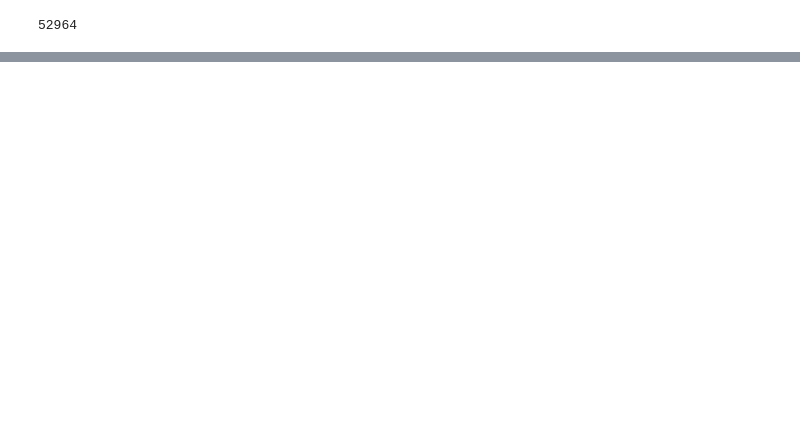
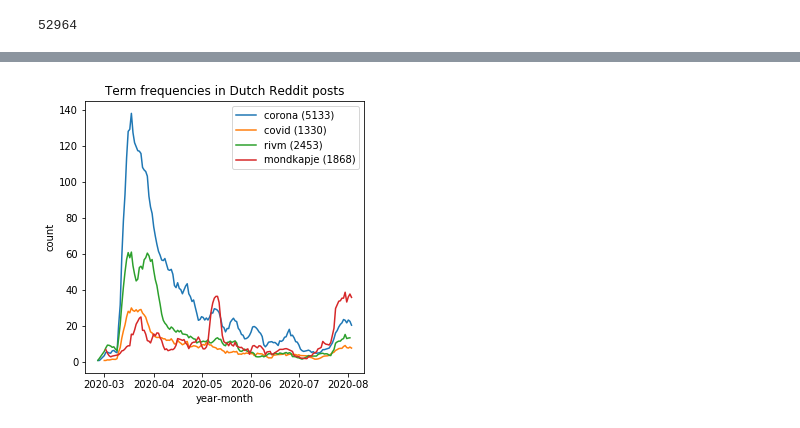
Before and after one commit to puregome/notebooks, a Jupyter notebook: reddit.ipynb, the cells around one changed output, grey strips where cells are left out. Drawn from its saved outputs; the diff is of its cells as text; code cells hidden in the pictures; blank space fills up the shorter version.

```diff
--- a/reddit.ipynb
+++ b/reddit.ipynb
@@ -19,5 +21,5 @@ register_matplotlib_converters()
 # %%
-DATADIRIN = "../data/reddit/comments/"
+DATADIRIN = "../data/reddit/downloads/"
 DATADIROUT = "../data/reddit/text/"
 DATEFORMATOUT = "%Y%m%d-%H"
 SUBREDDIT = "subreddit"
@@ -137,0 +166,42 @@ plt.show()
+# %%
+def movingAverage(numberList,size):
+    newList = []
+    for i in range(0,len(numberList)):
+        numberUsed = 1
+        newList.append(numberList[i])
+        for j in range(1,size):
+            if i-j >= 0:
+                newList[i] += numberList[i-j]
+                numberUsed += 1
+        newList[i] /= numberUsed
+    return(newList)
+# %%
+WEEKSIZE = 7
+
+queryCounts7 = {}
+for query in QUERIES:
+    try:
+        sortedKeys = list(sorted(queryCounts[query].keys()))
+        sortedValues = [queryCounts[query][d] for d in sortedKeys]
+        newSortedValues = movingAverage(sortedValues,WEEKSIZE)
+        queryCounts7[query] = {sortedKeys[i]:newSortedValues[i] for i in range(0,len(sortedKeys))}
+    except: pass
+# %%
+INITDAYSSKIPPED = 0
+PLOTFILENAME = "term-frequency-reddit.png"
+
+plt.figure(figsize=(5,5))
+for query in "corona covid rivm mondkapje".split():
+    try:
+        x = [datetime.datetime.strptime(d,DATEFORMATDAY) for d in queryCounts7[query]][INITDAYSSKIPPED:]
+        y = [queryCounts7[query][d] for d in queryCounts7[query]][INITDAYSSKIPPED:]
+        plt.plot_date(x,y,fmt="-",label=f"{query} ({totals[query]})")
+    except: pass
+plt.xlabel("year-month")
+plt.ylabel("count")
+plt.title(f"Term frequencies in Dutch Reddit posts")
+plt.legend()
+plt.savefig(PLOTFILENAME)
+plt.show()
+# %% [output]
+[figure, added]
```
Also changed, not shown: parts of 15 cells of this notebook.
